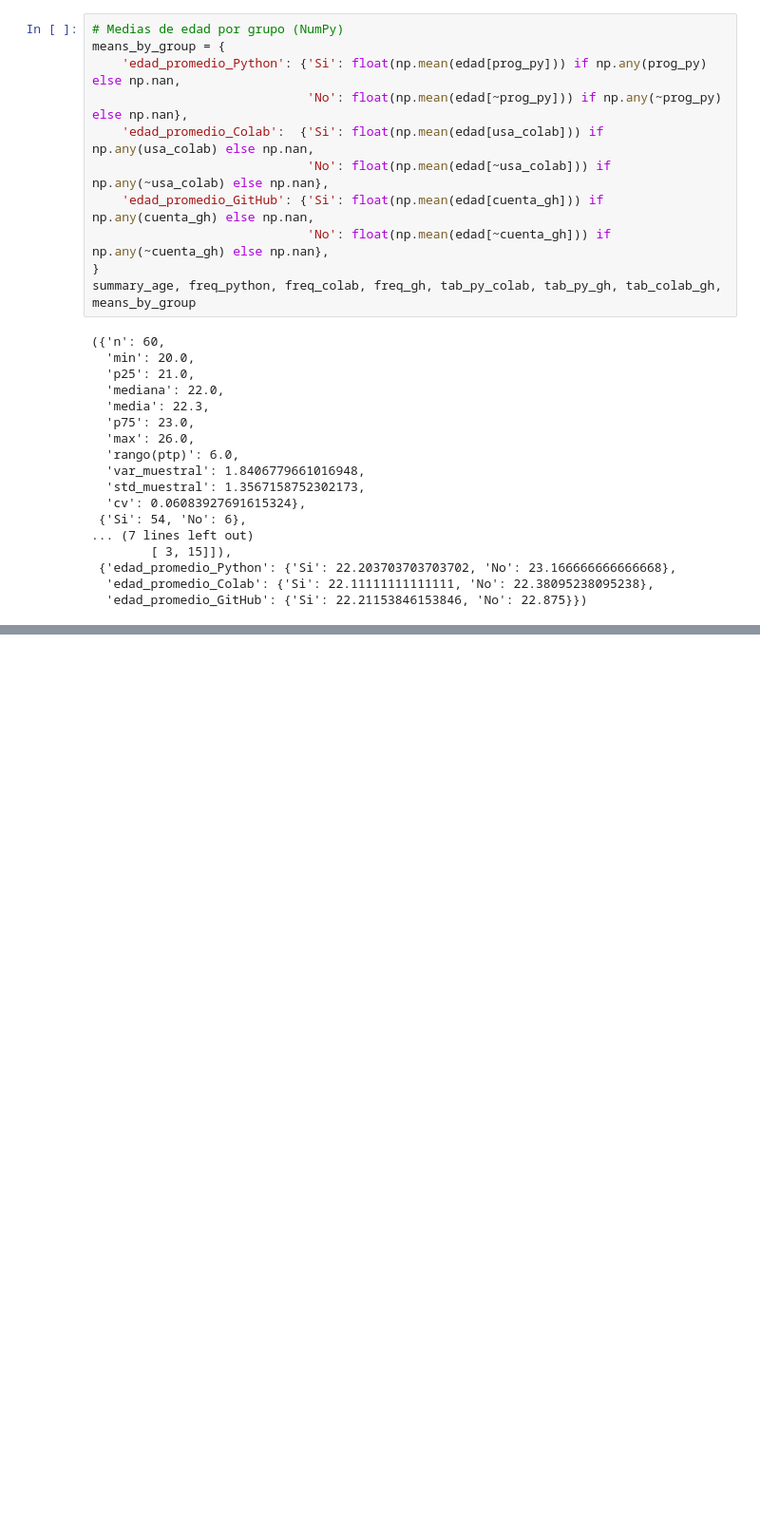
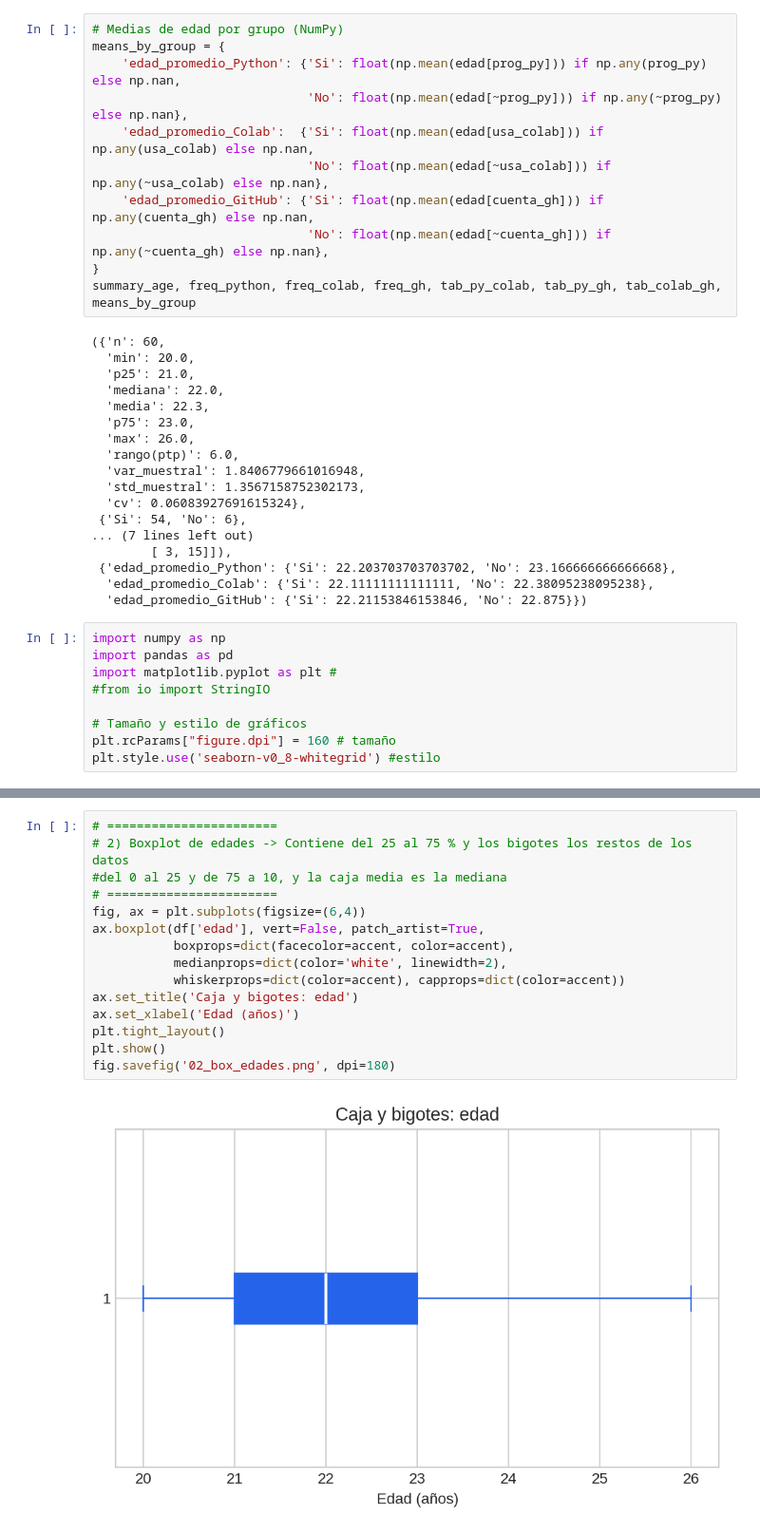
Before and after one commit to m-ony/mineria-de-datos, a Jupyter notebook: Minería_de_Datos.ipynb, the cells around one changed output, grey strips where cells are left out. Shown at 95% size. Saved outputs shown, nothing was run; the diff lists cells and outputs as text; blank space fills up the shorter version.

```diff
--- a/Minería_de_Datos.ipynb
+++ b/Minería_de_Datos.ipynb
@@ -493,3 +496,12 @@ summary_age, freq_python, freq_colab, freq_gh, tab_py_colab, tab_py_gh, tab_cola
  {'edad_promedio_Python': {'Si': 22.203703703703702, 'No': 23.166666666666668},
   'edad_promedio_Colab': {'Si': 22.11111111111111, 'No': 22.38095238095238},
   'edad_promedio_GitHub': {'Si': 22.21153846153846, 'No': 22.875}})
+# %%
+import numpy as np
+import pandas as pd
+import matplotlib.pyplot as plt #
+#from io import StringIO
+
+# Tamaño y estilo de gráficos
+plt.rcParams["figure.dpi"] = 160 # tamaño
+plt.style.use('seaborn-v0_8-whitegrid') #estilo
@@ -495,0 +549,17 @@ summary_age, freq_python, freq_colab, freq_gh, tab_py_colab, tab_py_gh, tab_cola
+# %%
+# =======================
+# 2) Boxplot de edades -> Contiene del 25 al 75 % y los bigotes los restos de los datos
+#del 0 al 25 y de 75 a 10, y la caja media es la mediana
+# =======================
+fig, ax = plt.subplots(figsize=(6,4))
+ax.boxplot(df['edad'], vert=False, patch_artist=True,
+           boxprops=dict(facecolor=accent, color=accent),
+           medianprops=dict(color='white', linewidth=2),
+           whiskerprops=dict(color=accent), capprops=dict(color=accent))
+ax.set_title('Caja y bigotes: edad')
+ax.set_xlabel('Edad (años)')
+plt.tight_layout()
+plt.show()
+fig.savefig('02_box_edades.png', dpi=180)
+# %% [output]
+[figure, added]
```
Also changed, not shown: parts of 6 cells of this notebook.
